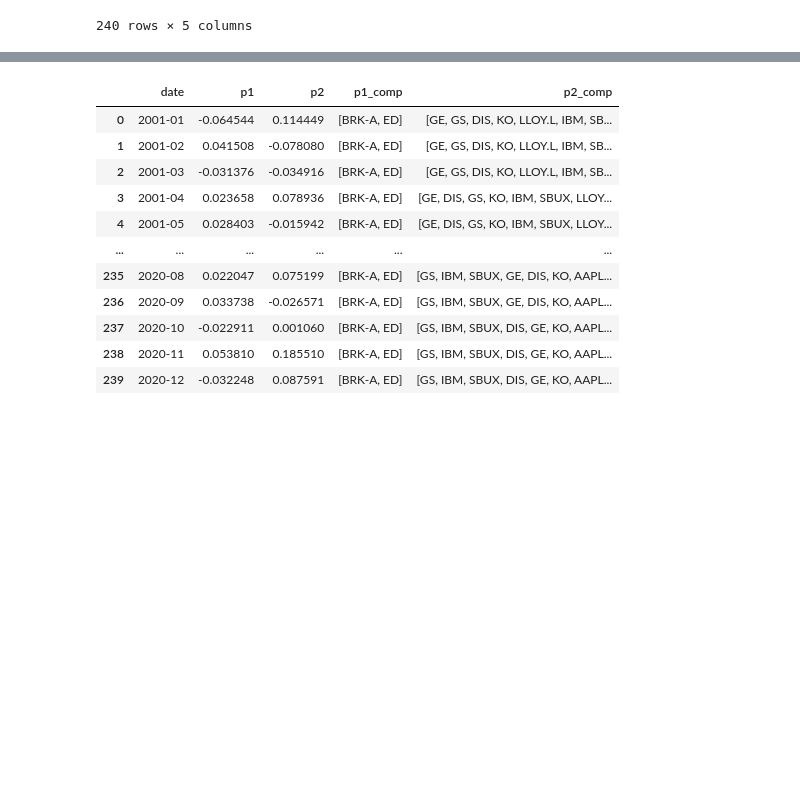
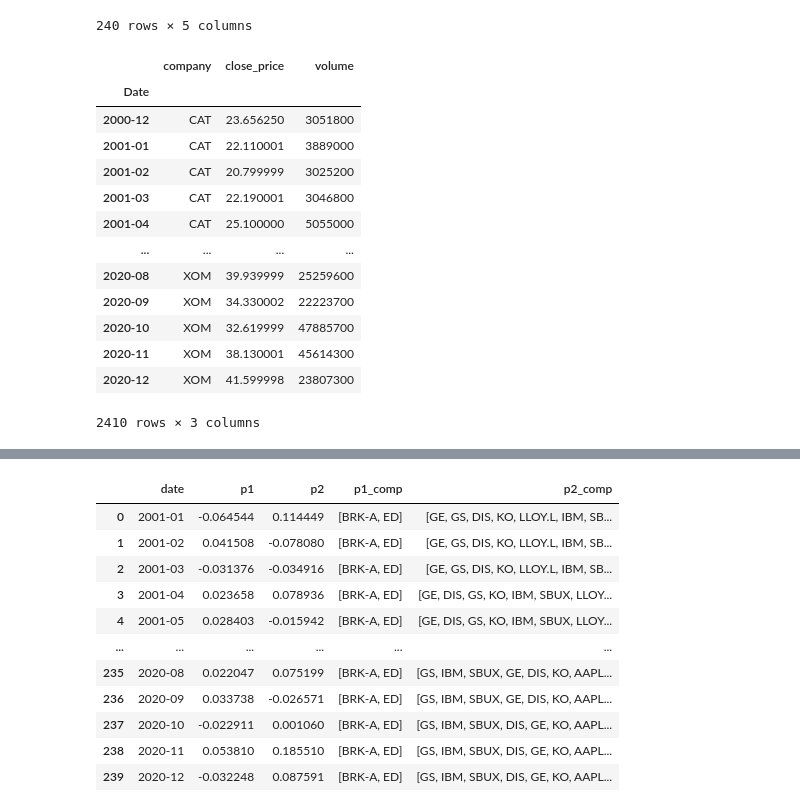
Before and after one commit to maxbranting/investment-theory, a Jupyter notebook: zadanieostatniezaj.ipynb, the cells around one changed output, grey strips where cells are left out. Saved outputs shown, nothing was run; the diff lists cells and outputs as text; code cells hidden in the pictures; blank space fills up the shorter version.

```diff
--- a/zadanieostatniezaj.ipynb
+++ b/zadanieostatniezaj.ipynb
@@ -79,3 +114,6 @@ stock_volume = stocks_data['Volume']
+# %%
+
+stocks_data['Close'] = stocks_data['Close'].pct_change()
 # %% [markdown]
 calculating the stock returns
 # %%
@@ -335,3 +373,23 @@ q3
 | 238 | 2020-11 | 0.112152 | 0.206188 | [BRK-A, ED, GS, IBM, SBUX] | [DIS, GE, KO, AAPL, LLOY.L] |
 | 239 | 2020-12 | 0.029691 | 0.097555 | [BRK-A, ED, GS, IBM, SBUX] | [DIS, GE, KO, AAPL, LLOY.L] |
 240 rows × 5 columns
+# %%
+c = stocks_data['Close'].melt(ignore_index=False, value_name="close_price", var_name='company') #.reset_index()
+v = stocks_data['Volume'].melt(ignore_index=False, value_name="volume", var_name='company')
+df = pd.merge(c, v, on=["Date",'company'])
+df
+# %% [output]
+|  | company | close_price | volume |
+| Date |  |  |  |
+| 2000-12 | CAT | 23.656250 | 3051800 |
+| 2001-01 | CAT | 22.110001 | 3889000 |
+| 2001-02 | CAT | 20.799999 | 3025200 |
+| 2001-03 | CAT | 22.190001 | 3046800 |
+| 2001-04 | CAT | 25.100000 | 5055000 |
+| ... | ... | ... | ... |
+| 2020-08 | XOM | 39.939999 | 25259600 |
+| 2020-09 | XOM | 34.330002 | 22223700 |
+| 2020-10 | XOM | 32.619999 | 47885700 |
+| 2020-11 | XOM | 38.130001 | 45614300 |
+| 2020-12 | XOM | 41.599998 | 23807300 |
+2410 rows × 3 columns
```
Also changed, not shown: parts of 12 cells of this notebook, 1 other file.
